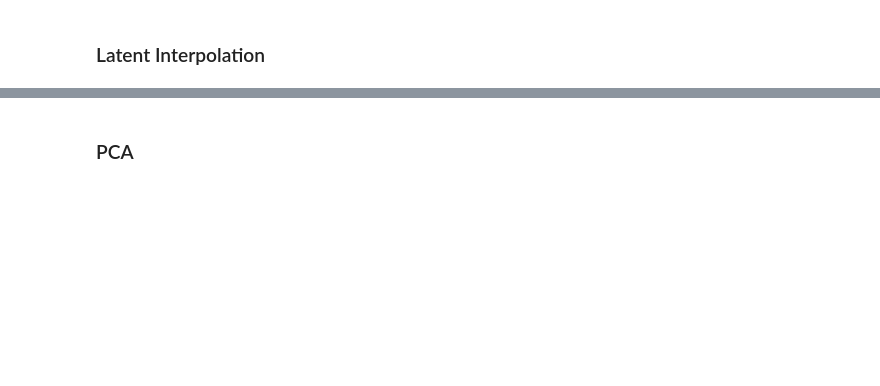
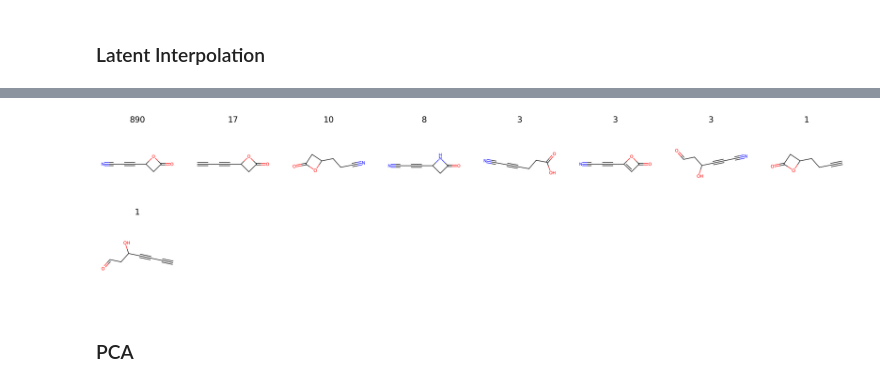
Before and after one commit to pkmtum/Molecular_Generative_Modeling, a Jupyter notebook: source/graph_vae.ipynb, the cells around one changed output, grey strips where cells are left out. Saved outputs shown, nothing was run; the diff lists cells and outputs as text; code cells hidden in the pictures; blank space fills up the shorter version.

```diff
--- a/source/graph_vae.ipynb
+++ b/source/graph_vae.ipynb
@@ -320,0 +324,98 @@ ValueError: start and end are not on a unit n-sphere
+# %%
+val_loader = dataloaders["val"]
+
+#8, 190, 59, 101
+mol_index = 101
+
+
+input_mol_index = mol_index
+decode_count = 1000
+
+decoded_mols = dict()
+valid_count = 0
+
+val_batch = next(iter(val_loader))
+z = graph_vae_model.encode_mean(val_batch)[input_mol_index].unsqueeze(0)
+
+for i in tqdm(range(decode_count)):
+    with torch.no_grad():
+
+        if i == 0:
+            print(f"Input SMILES: {val_batch[input_mol_index].smiles}")
+
+            input_mol = graph_to_mol(data=val_batch[input_mol_index], includes_h=include_hydrogen, validate=False)
+            input_mol_img = mol_to_image_tensor(mol=input_mol).transpose(1, 3).transpose(1, 2)
+            plt.imshow(input_mol_img[0])
+            #plt.title("Input Molecule")
+            plt.axis("off")
+            plt.show()
+
+        val_recon = graph_vae_model.decode(z)
+
+        x = (val_recon[0], val_recon[1], val_recon[2])
+        recon_graph = graph_vae_model.output_to_graph(x=x, stochastic=True)
+
+        if not nx.is_connected(pyg_utils.to_networkx(recon_graph, to_undirected=True)):
+            continue
+
+        try:
+            recon_mol = graph_to_mol(data=recon_graph, includes_h=include_hydrogen, validate=True)
+        except:
+            continue
+
+        valid_count += 1
+
+        smiles = Chem.MolToSmiles(recon_mol)
+        if smiles not in decoded_mols:
+            decoded_mols[smiles] = (recon_mol, 1)
+        else:
+            _, count = decoded_mols[smiles]
+            count += 1
+            decoded_mols[smiles] = (recon_mol, count)
+
+print(f"Decoded {valid_count} valid molecules.")
+print(f"Decoded {len(decoded_mols)} unique molecules")
+
+
+num_mols = min(32, len(decoded_mols))
+
+num_cols = min(8, num_mols)
+num_rows = (num_mols + num_cols - 1) // num_cols
+
+fig, axes = plt.subplots(num_rows, num_cols, figsize=(num_cols * 5, num_rows * 5))
+fig.tight_layout(pad=3.0)
+
+# Flatten the axes array for easy indexing
+if num_mols > 1:
+    axes = axes.flatten()
+else:
+    axes = [axes]
+
+smiles_list = []
+mol_list = []
+count_list = []
+for smiles, (mol, count) in decoded_mols.items():
+    smiles_list.append(smiles)
+    mol_list.append(mol)
+    count_list.append(count)
+
+df = pd.DataFrame({"smiles": smiles_list, "mol": mol_list, "count": count_list})
+df.sort_values(by="count", ascending=False, inplace=True)
+
+for i, (index, row) in enumerate(df.head(num_mols).iterrows()):
+    mol = row["mol"]
+    count = row["count"]
+
+    mol_img = mol_to_image_tensor(mol=mol).transpose(1, 3).transpose(1, 2)
+    ax = axes[i]
+    ax.imshow(mol_img[0])
+    ax.set_title(f"{count}", fontsize=30)
+    ax.axis("off")
+
+
+# # If the number of molecules is not a perfect fill for the subplot grid, hide the extra subplots
+for j in range(i + 1, len(axes)):
+    axes[j].axis("off")
+
+plt.show()
+# %% [output]
@@ -321,3 +426,4 @@ ValueError: start and end are not on a unit n-sphere
+[figure, added]
 # %% [markdown]
 ### PCA
 # %%
```
Also changed, not shown: parts of 12 cells of this notebook, 5 other files.
